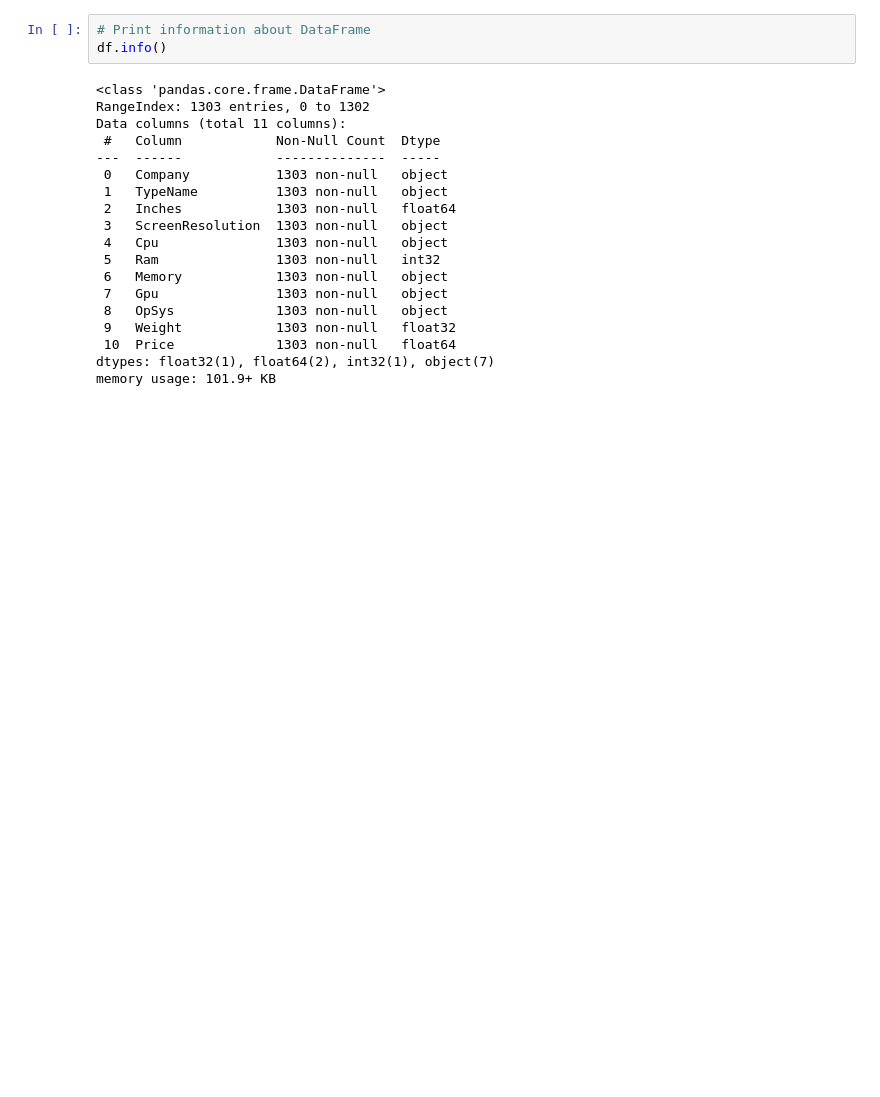
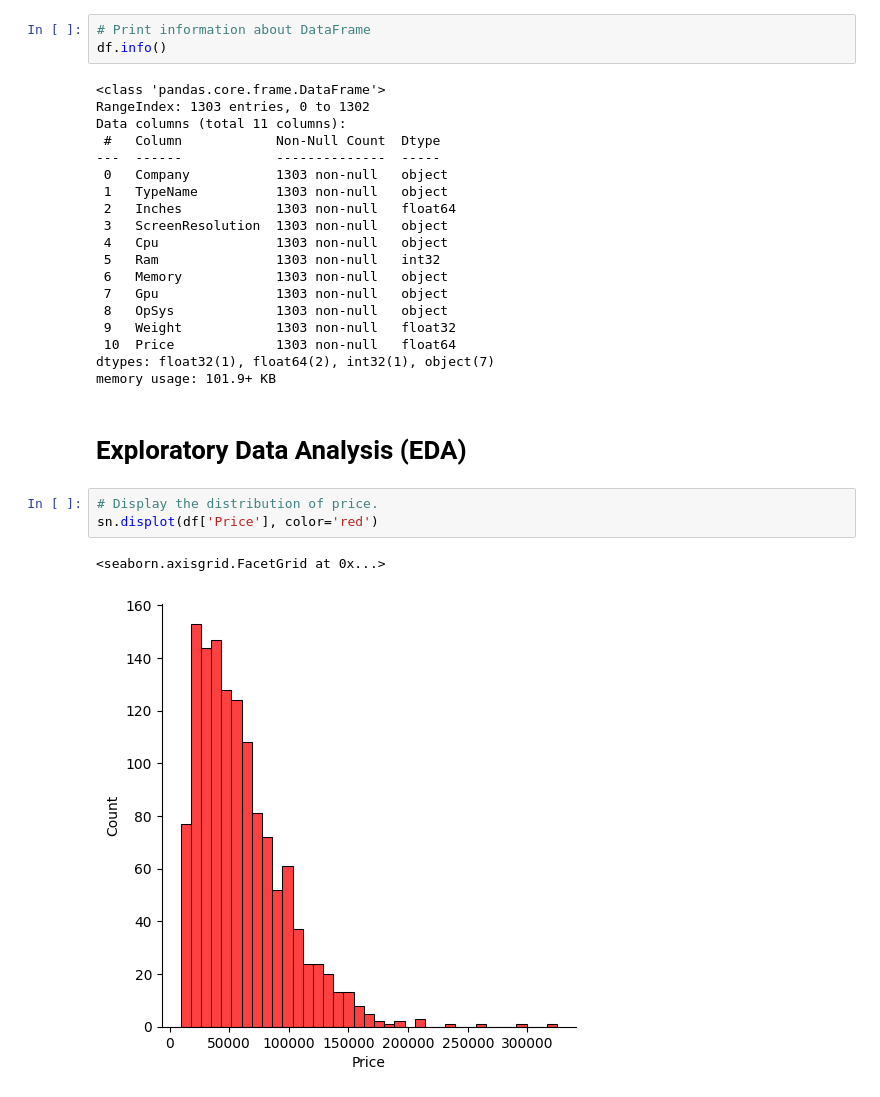
Before and after one commit to AAdewunmi/Laptop_Prices_Prediction_Project, a Jupyter notebook: Laptop_Price_Predictor.ipynb, the cells around one changed output. Saved outputs shown, nothing was run; the diff lists cells and outputs as text; blank space fills up the shorter version.

Commit message:
Display the distribution of price

```diff
--- a/Laptop_Price_Predictor.ipynb
+++ b/Laptop_Price_Predictor.ipynb
@@ -170,3 +170,11 @@ Data columns (total 11 columns):
  10  Price             1303 non-null   float64
 dtypes: float32(1), float64(2), int32(1), object(7)
 memory usage: 101.9+ KB
+# %% [markdown]
+# Exploratory Data Analysis (EDA)
+# %%
+# Display the distribution of price.
+sn.displot(df['Price'], color='red')
+# %% [output]
+<seaborn.axisgrid.FacetGrid at 0x...>
+[figure, added]
```
